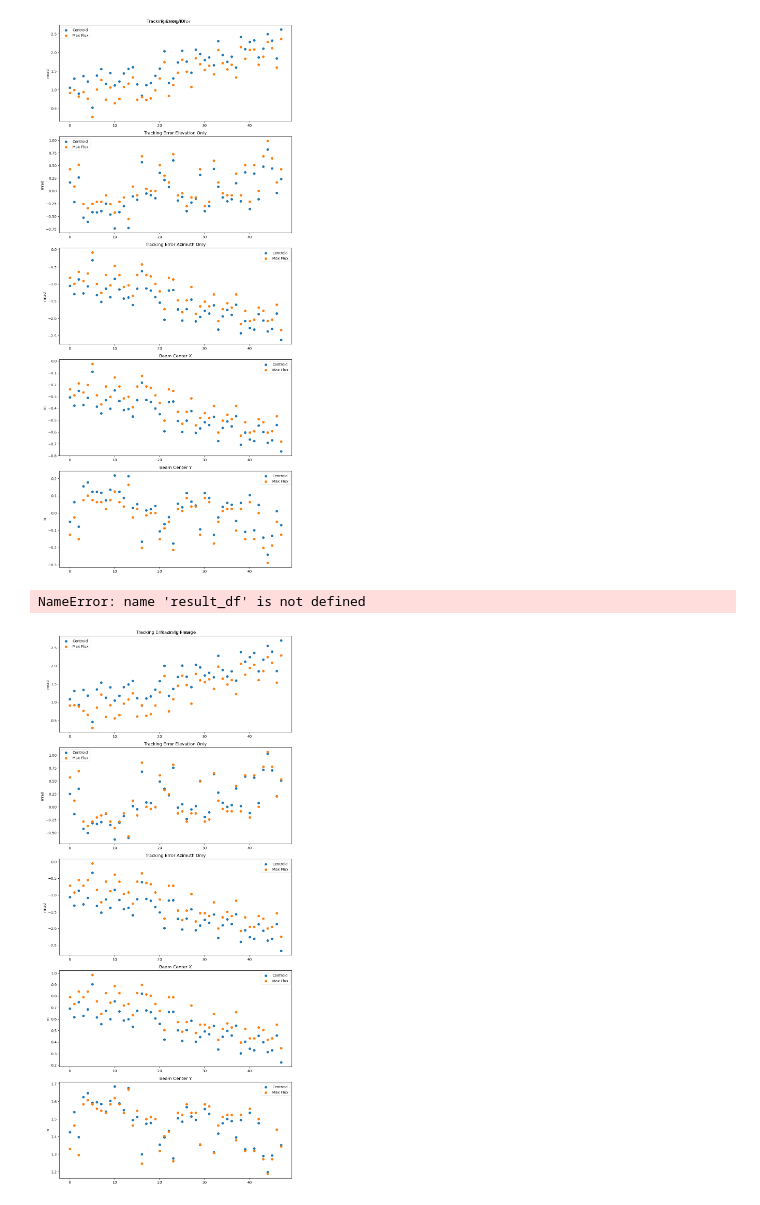
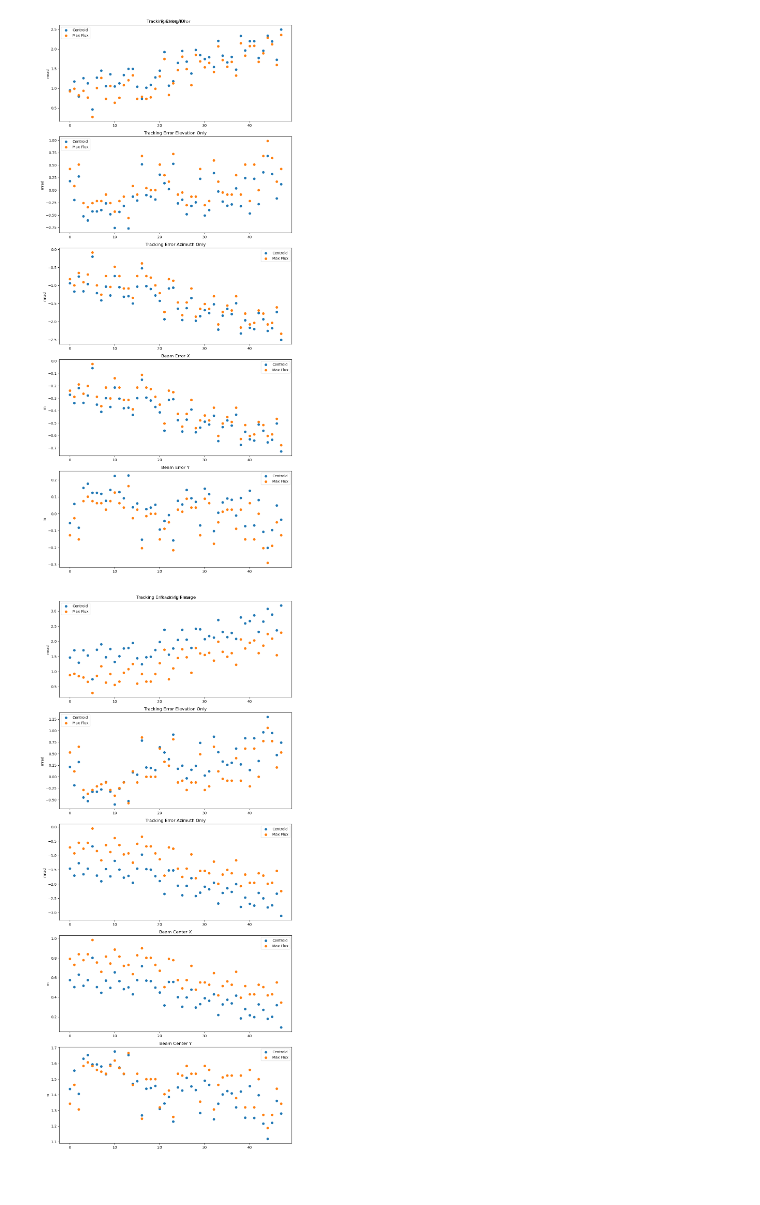
Before and after one commit to NREL/NREL-Beam-Characterization, a Jupyter notebook: Round_robin_test_PAS_3_12_2025.ipynb, the cells around one changed output. Drawn from its saved outputs; the diff is of its cells as text; code cells hidden in the pictures.

Commit message:
Added new results for 4-2 discussion

```diff
--- a/Round_robin_test_PAS_3_12_2025.ipynb
+++ b/Round_robin_test_PAS_3_12_2025.ipynb
@@ -19,6 +19,7 @@ import pandas as pd
 AOI_KEYWORD = "6x6-CROP"
 LOW_PASS_KEYWORD = "LP_Filter"
 IMG_SUFFIX = ".tif"
+THRESHOLD_METHOD = 90
 
 img_folder = r"C:\Users\qzheng\OneDrive - NREL\BCS Comparison\PSA-CIEMAT\data\Test tracking H1605 to BCS people"
 img_files = glob(os.path.join(img_folder, "*" + IMG_SUFFIX))
@@ -27,6 +28,20 @@ result_buffer_path = "results"
 if not os.path.exists(result_buffer_path):
     os.makedirs(result_buffer_path)
 # %%
+def threshold_wrapper(img, method):
+    if type(method) == str and method == "yen":
+        return threshold_yen(img)
+
+
+    elif type(method) == int:
+        quantile_float = method / 100
+        quantile_value = np.quantile(img.flatten(), quantile_float)
+        return quantile_value
+
+    else:
+        raise ValueError("Invalid thresholding method. Use 'yen' or an integer value between 0 and 100.")
+
+
 def NREL_low_pass_filter_comparison(original_img_file_path: str):
     """
     For processing AOI images only
@@ -313,8 +341,8 @@ NREL_low_pass_filter_comparison_full_img(img_of_interest[0])
 # %%
 # This analyzes 6x6 image
-img_of_interest = [img for img in img_files if LOW_PASS_KEYWORD not in img and AOI_KEYWORD in img]
+img_of_interest = [img for img in img_files if LOW_PASS_KEYWORD in img and AOI_KEYWORD in img]
 result_df_centroid = find_beam_center_AOI(img_of_interest[0], centroid_method=True)
-result_df_centroid_saving_path = os.path.join(result_buffer_path, "centroid_AOI.csv")
+result_df_centroid_saving_path = os.path.join(result_buffer_path, f"centroid_AOI_{THRESHOLD_METHOD}.csv")
 result_df_centroid.to_csv(result_df_centroid_saving_path, index=False)
 
 result_df_max_flux = find_beam_center_AOI(img_of_interest[0], centroid_method=False)
@@ -340,14 +368,14 @@ axs[2].scatter(result_df_max_flux["Layer"], result_df_max_flux["Tracking Error A
 axs[2].set_title("Tracking Error Azimuth Only")
 axs[2].legend()
 axs[2].set_ylabel("mrad")
-axs[3].scatter(result_df_centroid["Layer"], result_df_centroid["Beam Center X (m)"], label="Centroid")
-axs[3].scatter(result_df_max_flux["Layer"], result_df_max_flux["Beam Center X (m)"], label="Max Flux")
-axs[3].set_title("Beam Center X")
+axs[3].scatter(result_df_centroid["Layer"], result_df_centroid["Beam Error X (m)"], label="Centroid")
+axs[3].scatter(result_df_max_flux["Layer"], result_df_max_flux["Beam Error X (m)"], label="Max Flux")
+axs[3].set_title("Beam Error X")
 axs[3].legend()
 axs[3].set_ylabel("m")
-axs[4].scatter(result_df_centroid["Layer"], result_df_centroid["Beam Center Y (m)"], label="Centroid")
-axs[4].scatter(result_df_max_flux["Layer"], result_df_max_flux["Beam Center Y (m)"], label="Max Flux")
-axs[4].set_title("Beam Center Y")
+axs[4].scatter(result_df_centroid["Layer"], result_df_centroid["Beam Error Y (m)"], label="Centroid")
+axs[4].scatter(result_df_max_flux["Layer"], result_df_max_flux["Beam Error Y (m)"], label="Max Flux")
+axs[4].set_title("Beam Error Y")
 axs[4].legend()
 axs[4].set_ylabel("m")
 
@@ -355,58 +383,56 @@ fig.tight_layout()
 plt.show()
 print()
 # %% [output]
-[figure, old version]
+[figure, new version]
 # %%
 # display the result_df up to two significant figures
-from IPython.display import display
+# from IPython.display import display
 
-pd.set_option('display.max_rows', None)  # Show all rows
-pd.set_option('display.max_columns', None)  # Show all columns
-pd.set_option('display.width', 1000)  # Prevent line breaks
-pd.set_option('display.float_format', '{:.2f}'.format)  # Format float values
+# pd.set_option('display.max_rows', None)  # Show all rows
+# pd.set_option('display.max_columns', None)  # Show all columns
+# pd.set_option('display.width', 1000)  # Prevent line breaks
+# pd.set_option('display.float_format', '{:.2f}'.format)  # Format float values
 
-display(result_df)
+# display(result_df)
-# %% [output]
-NameError: name 'result_df' is not defined
 # %%
-img_of_interest = [img for img in img_files if LOW_PASS_KEYWORD not in img and AOI_KEYWORD not in img]
+img_of_interest = [img for img in img_files if LOW_PASS_KEYWORD in img and AOI_KEYWORD not in img]
 result_df_centroid = find_beam_center_full_img(img_of_interest[0], centroid_method=True)
-result_df_centroid_saving_path = os.path.join(result_buffer_path, "centroid_Full_image.csv")
+result_df_centroid_saving_path = os.path.join(result_buffer_path, f"centroid_Full_image_{THRESHOLD_METHOD}.csv")
 result_df_centroid.to_csv(result_df_centroid_saving_path, index=False)
 result_df_max_flux = find_beam_center_full_img(img_of_interest[0], centroid_method=False)
 result_df_max_flux_saving_path = os.path.join(result_buffer_path, "max_flux_Full_image.csv")
 result_df_max_flux.to_csv(result_df_max_flux_saving_path, index=False)
 
 # create a 5x1 scatter plot
 fig, axs = plt.subplots(5, 1, figsize=(10, 22))
 fig.suptitle("Tracking Error on full image")
 axs[0].scatter(result_df_centroid["Layer"], result_df_centroid["Tracking Error (mrad)"], label="Centroid")
 axs[0].scatter(result_df_max_flux["Layer"], result_df_max_flux["Tracking Error (mrad)"], label="Max Flux")
 axs[0].legend()
 axs[0].set_title("Tracking Error")
 axs[0].set_ylabel("mrad")
 axs[1].scatter(result_df_centroid["Layer"], result_df_centroid["Tracking Error Elevation Only (mrad)"], label="Centroid")
 axs[1].scatter(result_df_max_flux["Layer"], result_df_max_flux["Tracking Error Elevation Only (mrad)"], label="Max Flux")
 axs[1].set_title("Tracking Error Elevation Only")
 axs[1].legend()
 axs[1].set_ylabel("mrad")
 axs[2].scatter(result_df_centroid["Layer"], result_df_centroid["Tracking Error Azimuth Only (mrad)"], label="Centroid")
 axs[2].scatter(result_df_max_flux["Layer"], result_df_max_flux["Tracking Error Azimuth Only (mrad)"], label="Max Flux")
 axs[2].set_title("Tracking Error Azimuth Only")
 axs[2].legend()
 axs[2].set_ylabel("mrad")
-axs[3].scatter(result_df_centroid["Layer"], result_df_centroid["Beam Center X (m)"], label="Centroid")
-axs[3].scatter(result_df_max_flux["Layer"], result_df_max_flux["Beam Center X (m)"], label="Max Flux")
+axs[3].scatter(result_df_centroid["Layer"], result_df_centroid["Beam Error X (m)"], label="Centroid")
+axs[3].scatter(result_df_max_flux["Layer"], result_df_max_flux["Beam Error X (m)"], label="Max Flux")
 axs[3].set_title("Beam Center X")
 axs[3].legend()
 axs[3].set_ylabel("m")
-axs[4].scatter(result_df_centroid["Layer"], result_df_centroid["Beam Center Y (m)"], label="Centroid")
-axs[4].scatter(result_df_max_flux["Layer"], result_df_max_flux["Beam Center Y (m)"], label="Max Flux")
+axs[4].scatter(result_df_centroid["Layer"], result_df_centroid["Beam Error Y (m)"], label="Centroid")
+axs[4].scatter(result_df_max_flux["Layer"], result_df_max_flux["Beam Error Y (m)"], label="Max Flux")
 axs[4].set_title("Beam Center Y")
 axs[4].legend()
 axs[4].set_ylabel("m")
 fig.tight_layout()
 plt.show()
 print()
 # %% [output]
-[figure, old version]
+[figure, new version]
```
Also changed, not shown: parts of 8 cells of this notebook.
